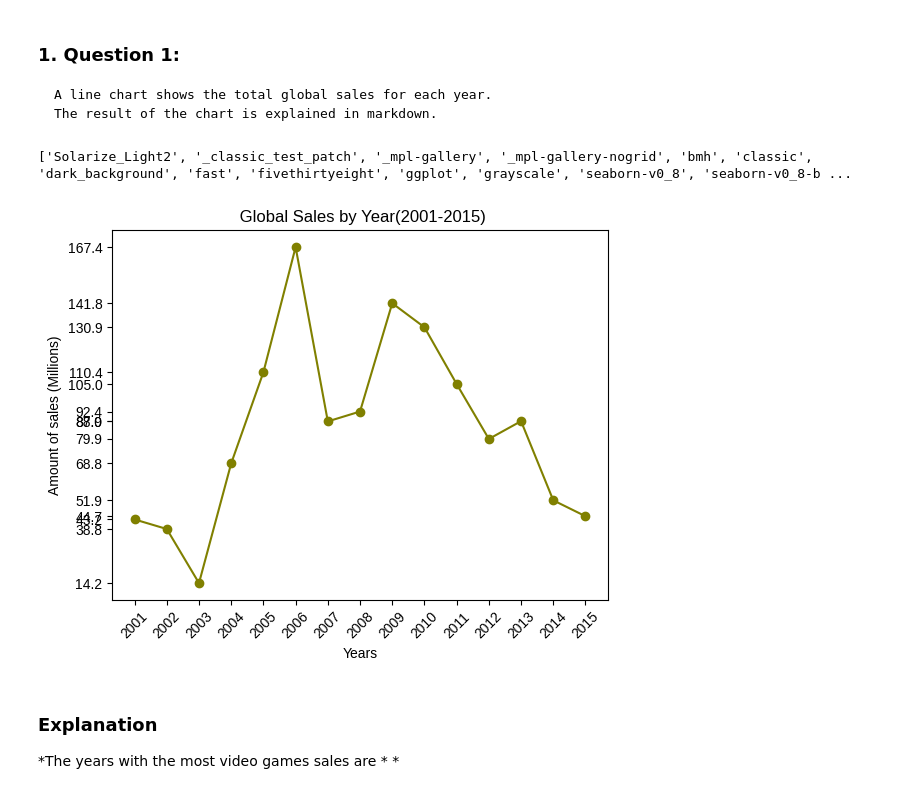
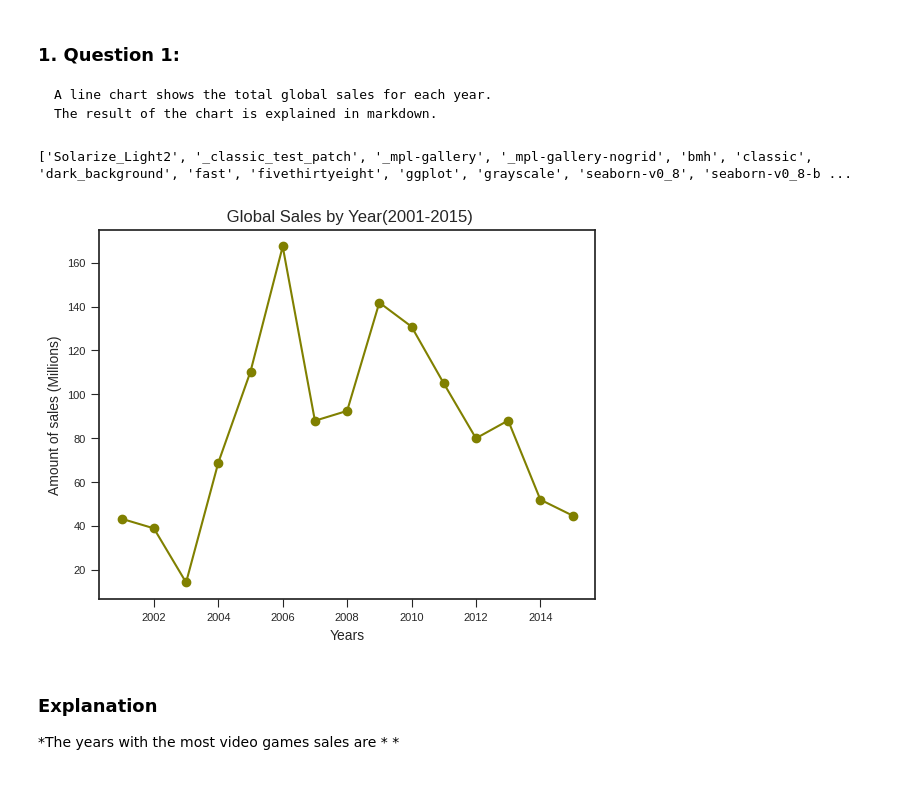
Before and after one commit to sahvsergio/treehouse_data_analysis_techdegree_unit6, a Jupyter notebook: Data Analysis Tech Degree Unit 6 Graphing Video Game Sales.ipynb, the cells around one changed output. Cells and saved outputs as stored; diff of their text form; code cells hidden in the pictures.

```diff
--- a/Data Analysis Tech Degree Unit 6 Graphing Video Game Sales.ipynb
+++ b/Data Analysis Tech Degree Unit 6 Graphing Video Game Sales.ipynb
@@ -72,37 +72,38 @@ sum_of_sales=grouped_sales.sum()
 
 list_of_years=[]
 list_of_sales=[]
 
 
 for year, sale in sum_of_sales.iterrows():
 
     list_of_years.append(year)
     list_of_sales.append(sale)
 
 
 
 
 plt.title(' Global Sales by Year(2001-2015)')
 print(plt.style.available)
 plt.style.use(['seaborn-v0_8-ticks'])
 
 plt.xlabel('Years')
 plt.ylabel('Amount of sales (Millions)')
 
 
 
-
-plt.xticks([2001,2002,2003,2004,2005,2006, 2007,2008,2009,2010, 2011,2012,2013,2014,2015], rotation=45)
-plt.yticks([14.15,38.83,43.2,44.66,51.91,68.77,79.91,87.92,88.03,92.42,104.97,110.36,130.86,141.83,167.44])
+plt.xticks(fontsize=8)
+plt.yticks(fontsize=8)
+#plt.xticks([2001,2002,2003,2004,2005,2006, 2007,2008,2009,2010, 2011,2012,2013,2014,2015], rotation=45)
+#plt.yticks([14.15,38.83,43.2,44.66,51.91,68.77,79.91,87.92,88.03,92.42,104.97,110.36,130.86,141.83,167.44])
 
 
 plt.plot(list_of_years, list_of_sales, marker='o',color='olive')
 
 
 plt.show()
 # %% [output]
 ['Solarize_Light2', '_classic_test_patch', '_mpl-gallery', '_mpl-gallery-nogrid', 'bmh', 'classic', 'dark_background', 'fast', 'fivethirtyeight', 'ggplot', 'grayscale', 'seaborn-v0_8', 'seaborn-v0_8-b ...
-[figure, old version]
+[figure, new version]
 # %% [markdown]
 ### Explanation
 
```
Also changed, not shown: parts of 3 cells of this notebook.
